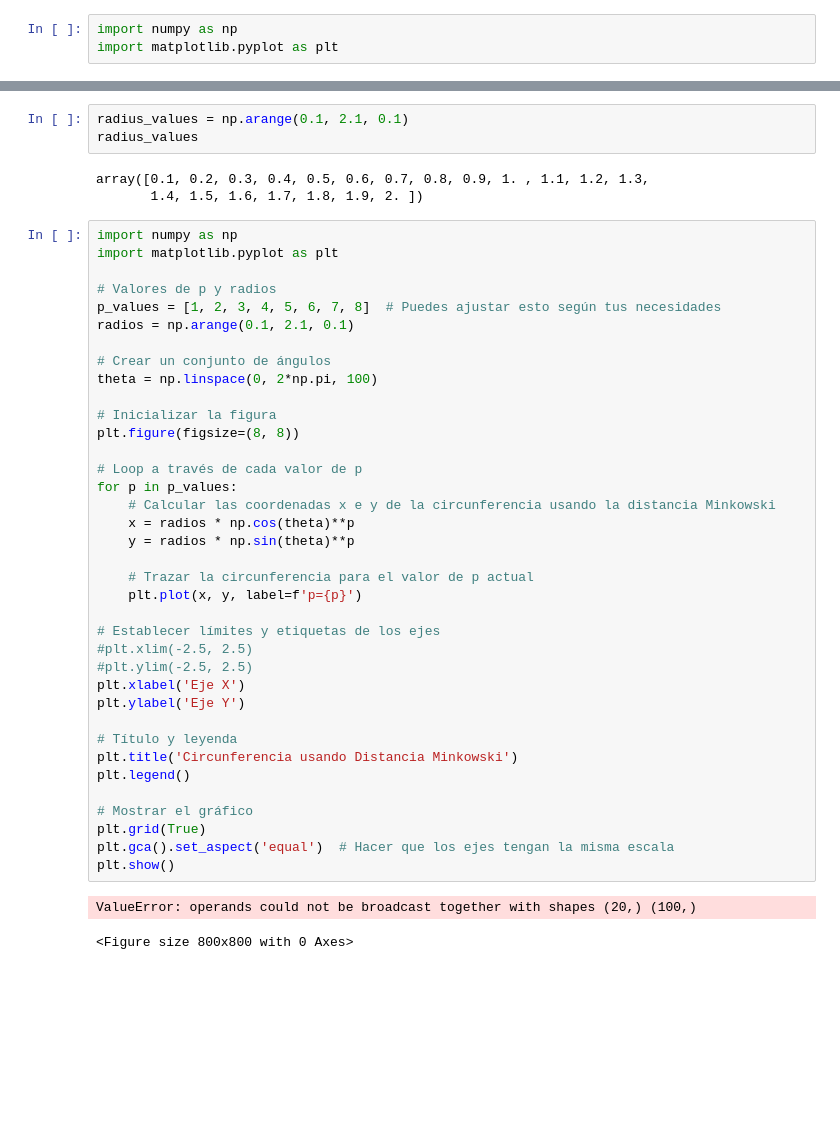
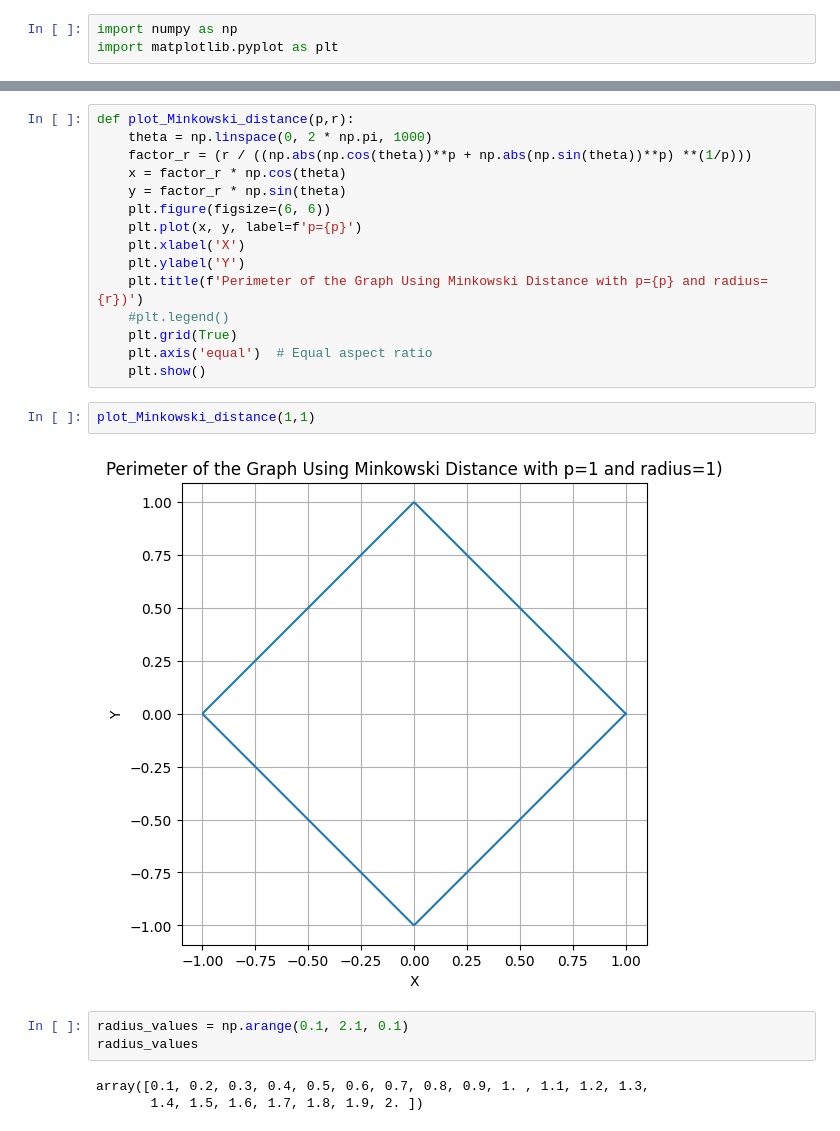
Before and after one commit to maestria-ds-eafit/Algebra_Taller1_Sebastian_David, a Jupyter notebook: Taller1_MinkowskyDistance.ipynb, the cells around one changed output, grey strips where cells are left out. Cells and saved outputs as stored; diff of their text form; blank space fills up the shorter version.

```diff
--- a/Taller1_MinkowskyDistance.ipynb
+++ b/Taller1_MinkowskyDistance.ipynb
@@ -35,46 +41,25 @@ plt.show()
+# %%
+def plot_Minkowski_distance(p,r):
+    theta = np.linspace(0, 2 * np.pi, 1000)
+    factor_r = (r / ((np.abs(np.cos(theta))**p + np.abs(np.sin(theta))**p) **(1/p)))
+    x = factor_r * np.cos(theta)
+    y = factor_r * np.sin(theta)
+    plt.figure(figsize=(6, 6))
+    plt.plot(x, y, label=f'p={p}')
+    plt.xlabel('X')
+    plt.ylabel('Y')
+    plt.title(f'Perimeter of the Graph Using Minkowski Distance with p={p} and radius={r})')
+    #plt.legend()
+    plt.grid(True)
+    plt.axis('equal')  # Equal aspect ratio
+    plt.show()
+# %%
+plot_Minkowski_distance(1,1)
+# %% [output]
+[figure, added]
 # %%
 radius_values = np.arange(0.1, 2.1, 0.1)
 radius_values
 # %% [output]
 array([0.1, 0.2, 0.3, 0.4, 0.5, 0.6, 0.7, 0.8, 0.9, 1. , 1.1, 1.2, 1.3,
        1.4, 1.5, 1.6, 1.7, 1.8, 1.9, 2. ])
-# %%
-import numpy as np
-import matplotlib.pyplot as plt
-
-# Valores de p y radios
-p_values = [1, 2, 3, 4, 5, 6, 7, 8]  # Puedes ajustar esto según tus necesidades
-radios = np.arange(0.1, 2.1, 0.1)
-
-# Crear un conjunto de ángulos
-theta = np.linspace(0, 2*np.pi, 100)
-
-# Inicializar la figura
-plt.figure(figsize=(8, 8))
-
-# Loop a través de cada valor de p
-for p in p_values:
-    # Calcular las coordenadas x e y de la circunferencia usando la distancia Minkowski
-    x = radios * np.cos(theta)**p
-    y = radios * np.sin(theta)**p
-
-    # Trazar la circunferencia para el valor de p actual
-    plt.plot(x, y, label=f'p={p}')
-
-# Establecer límites y etiquetas de los ejes
-#plt.xlim(-2.5, 2.5)
-#plt.ylim(-2.5, 2.5)
-plt.xlabel('Eje X')
-plt.ylabel('Eje Y')
-
-# Título y leyenda
-plt.title('Circunferencia usando Distancia Minkowski')
-plt.legend()
-
-# Mostrar el gráfico
-plt.grid(True)
-plt.gca().set_aspect('equal')  # Hacer que los ejes tengan la misma escala
-plt.show()
-# %% [output]
-ValueError: operands could not be broadcast together with shapes (20,) (100,)
-<Figure size 800x800 with 0 Axes>
```
Also changed, not shown: parts of 4 cells of this notebook, 1 other file.
